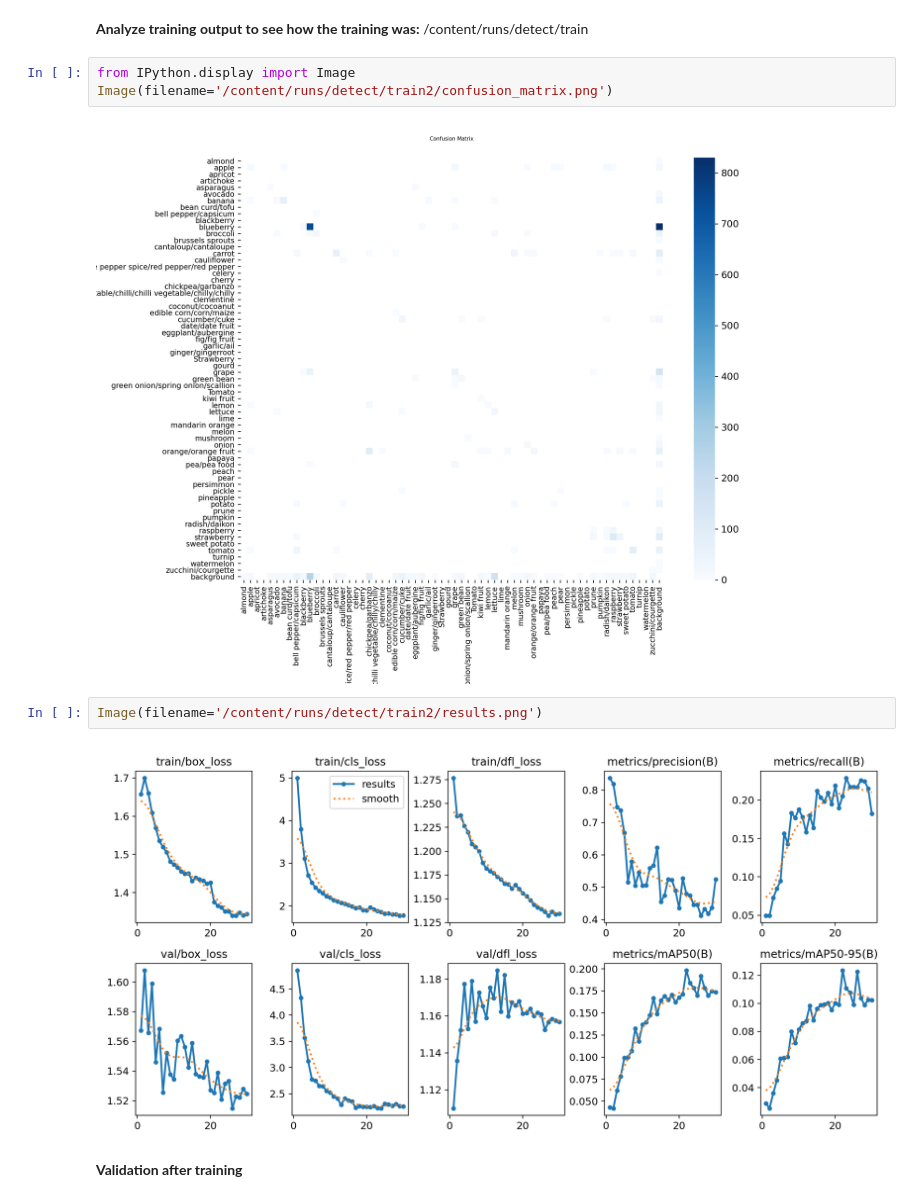
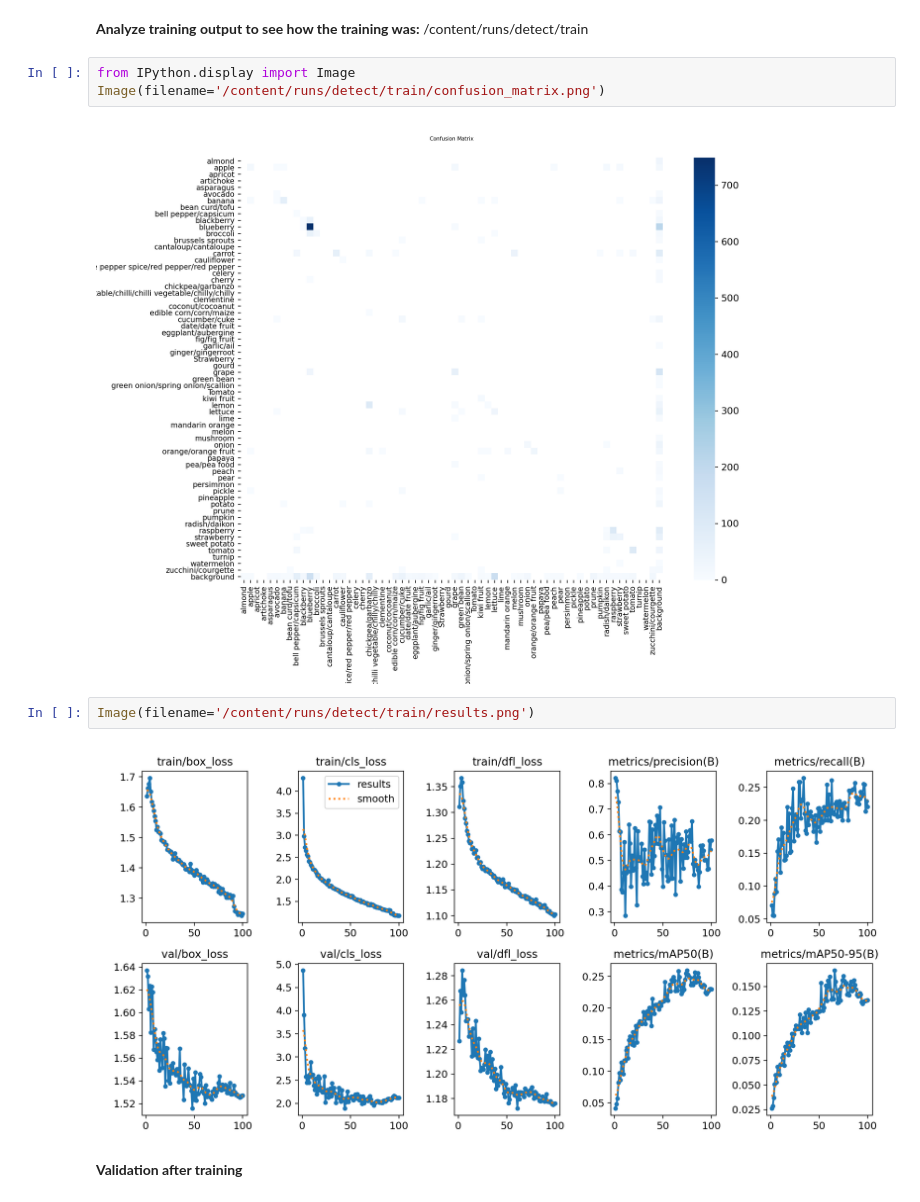
Before and after one commit to Cado87/Fruit-project, a Jupyter notebook: Detection/YOLO/Finetune.ipynb, the cells around one changed output. Cells and saved outputs as stored; diff of their text form.

Commit message:
Training 100 epochs

```diff
--- a/Detection/YOLO/Finetune.ipynb
+++ b/Detection/YOLO/Finetune.ipynb
@@ -179,13 +179,13 @@ Results saved to /content/runs/detect/train2
 **Analyze training output to see how the training was:** /content/runs/detect/train
 # %%
 from IPython.display import Image
-Image(filename='/content/runs/detect/train2/confusion_matrix.png')
+Image(filename='/content/runs/detect/train/confusion_matrix.png')
 # %% [output]
-[figure, old version]
+[figure, new version]
 # %%
-Image(filename='/content/runs/detect/train2/results.png')
+Image(filename='/content/runs/detect/train/results.png')
 # %% [output]
-[figure, old version]
+[figure, new version]
 # %% [markdown]
 **Validation after training**
 # %%
```
Also changed, not shown: parts of 3 cells of this notebook.
